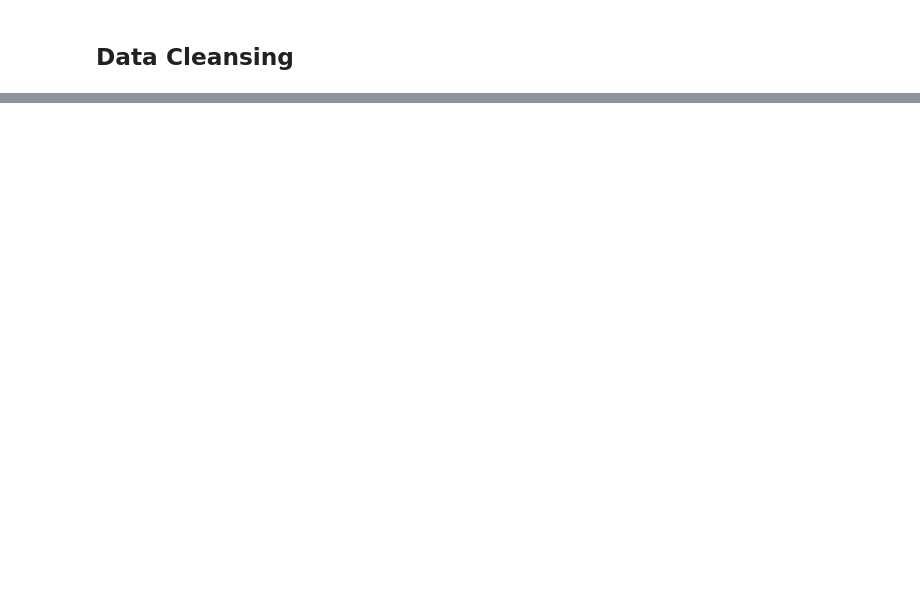
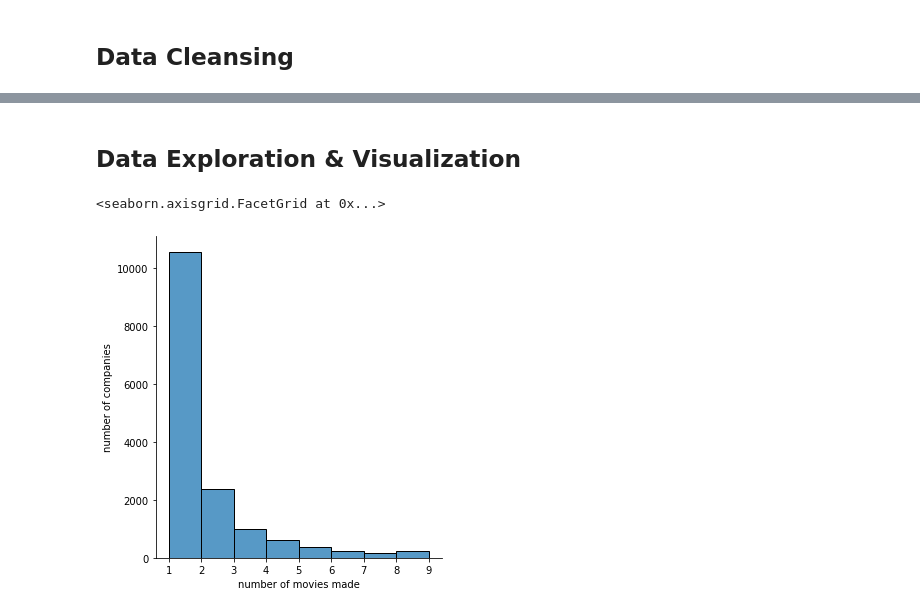
Before and after one commit to kunhwiko/Movie_Recommendation, a Jupyter notebook: src/CIS545_Group_Project.ipynb, the cells around one changed output, grey strips where cells are left out. Drawn from its saved outputs; the diff is of its cells as text; code cells hidden in the pictures; blank space fills up the shorter version.

```diff
--- a/src/CIS545_Group_Project.ipynb
+++ b/src/CIS545_Group_Project.ipynb
@@ -118,0 +131,22 @@ movies_df
+# %%
+# join movies_df and keywords_df
+movies_df['genres'] = movies_df['genres'].apply(lambda x : str(x))
+movies_df['production_companies'] = movies_df['production_companies'].apply(lambda x : str(x))
+keywords_df['keywords'] = keywords_df['keywords'].apply(lambda x : str(x))
+
+query = '''
+select m.id, title,
+production_companies, genres,
+keywords, popularity,
+vote_average, vote_count
+from movies_df as m
+join keywords_df as k
+on m.id = k.id
+'''
+
+movies_df = ps.sqldf(query, locals())
+
+# convert str --> [array of words]
+movies_df['genres'] = movies_df['genres'].apply(lambda x : eval("[" + x[1:-1] + "]"))
+movies_df['production_companies'] = movies_df['production_companies'].apply(lambda x : eval("[" + x[1:-1] + "]"))
+keywords_df['keywords'] = keywords_df['keywords'].apply(lambda x : eval("[" + x[1:-1] + "]"))
@@ -118,0 +158,12 @@ movies_df
+# %% [markdown]
+## Data Exploration & Visualization
+# %%
+# Is it safe to assume that non-popular production companies didn't make any popular movies?
+arr = [company for companies in movies_df['production_companies'] for company in companies]
+freq = collections.Counter(arr)
+
+ax = sns.displot(freq, x = freq.values(), bins = [i for i in range(1, 10)])
+ax.set(xlabel='number of movies made', ylabel='number of companies')
+# %% [output]
+<seaborn.axisgrid.FacetGrid at 0x...>
+[figure, added]
```
Also changed, not shown: parts of 9 cells of this notebook.
